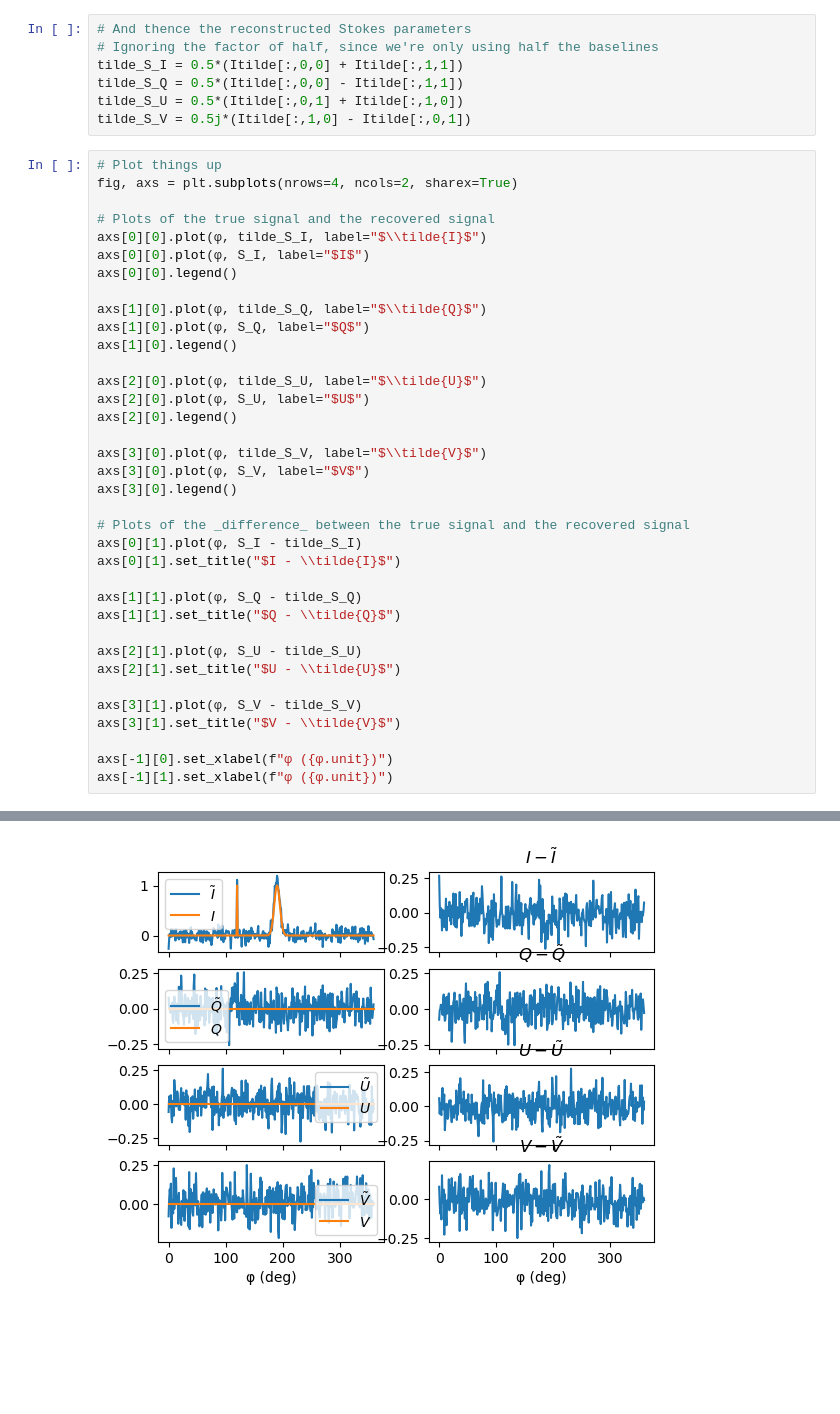
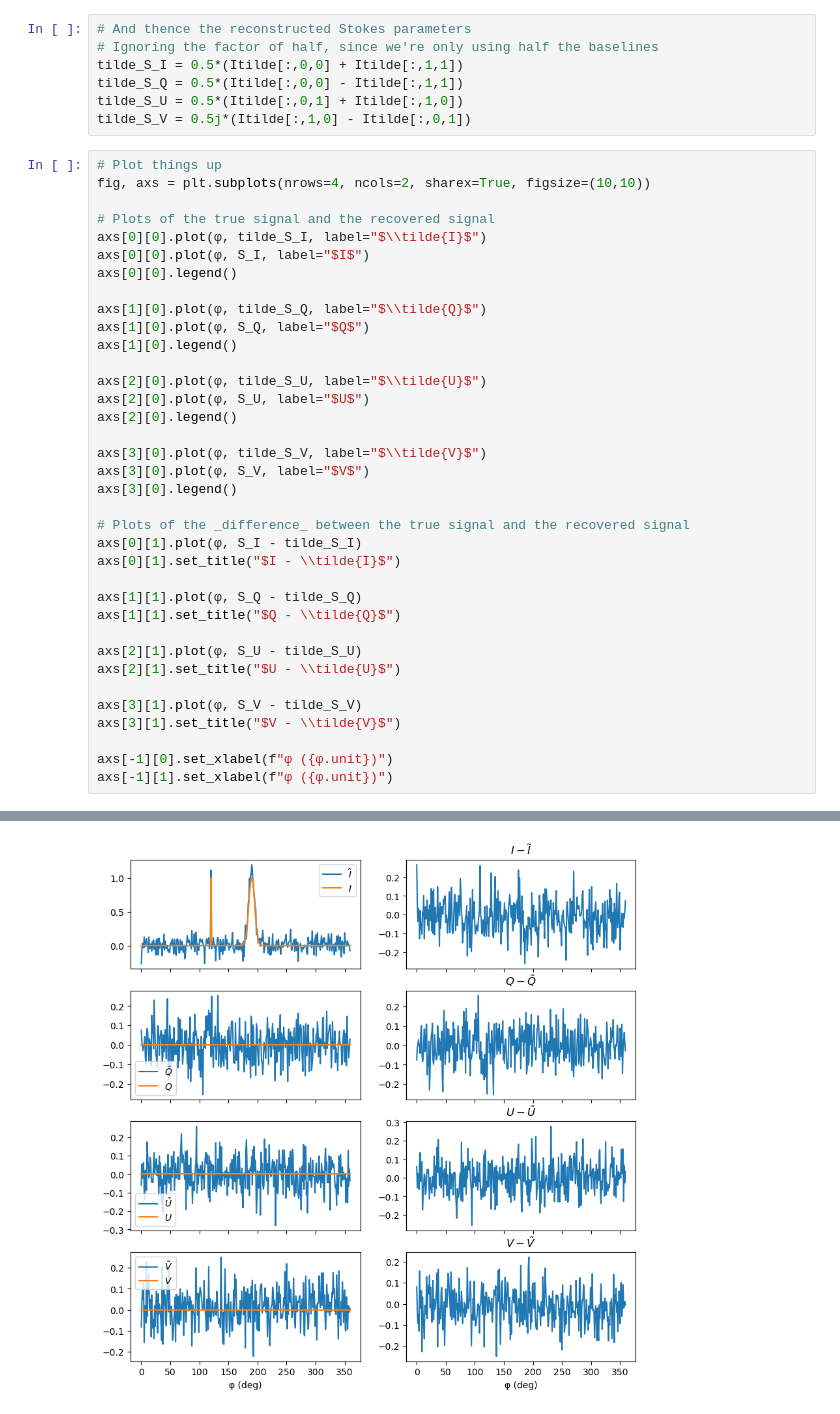
Before and after one commit to robotopia/horizon-rfi, a Jupyter notebook: horizon_rfi.ipynb, the cells around one changed output, grey strips where cells are left out. Cells and saved outputs as stored; diff of their text form; blank space fills up the shorter version.

```diff
--- a/horizon_rfi.ipynb
+++ b/horizon_rfi.ipynb
@@ -214,7 +214,7 @@ tilde_S_U = 0.5*(Itilde[:,0,1] + Itilde[:,1,0])
 tilde_S_V = 0.5j*(Itilde[:,1,0] - Itilde[:,0,1])
 # %%
 # Plot things up
-fig, axs = plt.subplots(nrows=4, ncols=2, sharex=True)
+fig, axs = plt.subplots(nrows=4, ncols=2, sharex=True, figsize=(10,10))
 
 # Plots of the true signal and the recovered signal
 axs[0][0].plot(φ, tilde_S_I, label="$\\tilde{I}$")
@@ -223,31 +223,31 @@ axs[0][0].legend()
 
 axs[1][0].plot(φ, tilde_S_Q, label="$\\tilde{Q}$")
 axs[1][0].plot(φ, S_Q, label="$Q$")
 axs[1][0].legend()
 
 axs[2][0].plot(φ, tilde_S_U, label="$\\tilde{U}$")
 axs[2][0].plot(φ, S_U, label="$U$")
 axs[2][0].legend()
 
 axs[3][0].plot(φ, tilde_S_V, label="$\\tilde{V}$")
 axs[3][0].plot(φ, S_V, label="$V$")
 axs[3][0].legend()
 
 # Plots of the _difference_ between the true signal and the recovered signal
 axs[0][1].plot(φ, S_I - tilde_S_I)
 axs[0][1].set_title("$I - \\tilde{I}$")
 
 axs[1][1].plot(φ, S_Q - tilde_S_Q)
 axs[1][1].set_title("$Q - \\tilde{Q}$")
 
 axs[2][1].plot(φ, S_U - tilde_S_U)
 axs[2][1].set_title("$U - \\tilde{U}$")
 
 axs[3][1].plot(φ, S_V - tilde_S_V)
 axs[3][1].set_title("$V - \\tilde{V}$")
 
 axs[-1][0].set_xlabel(f"φ ({φ.unit})")
 axs[-1][1].set_xlabel(f"φ ({φ.unit})")
 # %% [output]
 Text(0.5, 0, 'φ (deg)')
-[figure, old version]
+[figure, new version]
```
